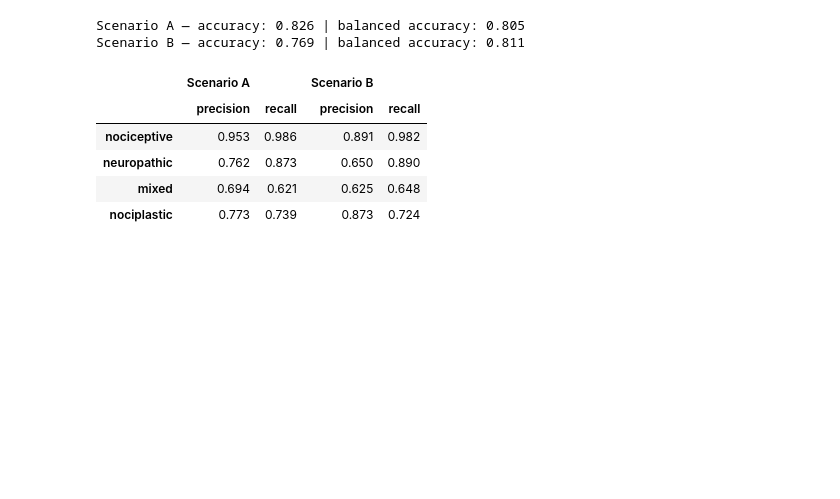
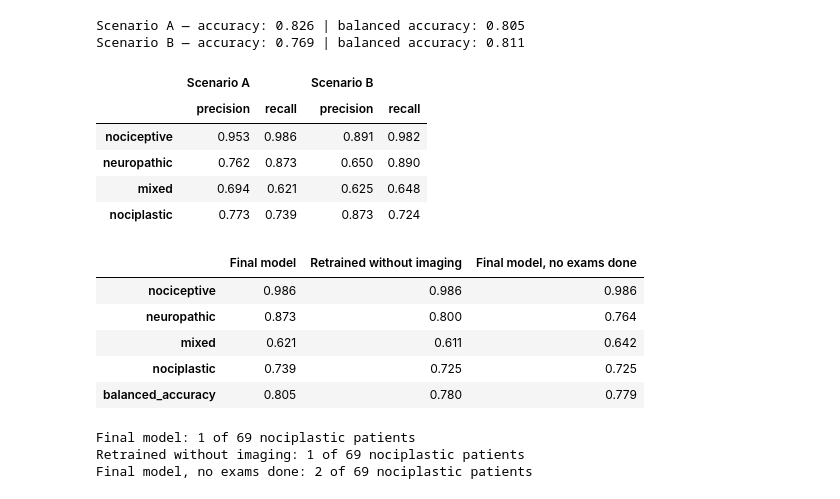
Before and after one commit to RenatoMurayama/pain-mechanism-classifier, a Jupyter notebook: notebooks/03_modeling.ipynb, the cells around one changed output. Cells and saved outputs as stored; diff of their text form; code cells hidden in the pictures; blank space fills up the shorter version.

Commit message:
Add imaging shortcut tests: ablation and no-imaging workflow

```diff
--- a/notebooks/03_modeling.ipynb
+++ b/notebooks/03_modeling.ipynb
@@ -246,3 +246,49 @@ Scenario B — accuracy: 0.769 | balanced accuracy: 0.811
 | neuropathic | 0.762 | 0.873 | 0.650 | 0.890 |
 | mixed | 0.694 | 0.621 | 0.625 | 0.648 |
 | nociplastic | 0.773 | 0.739 | 0.873 | 0.724 |
+# %%
+# Test 1 — Ablation: retrain the model without imaging variables
+NO_IMAGING_FEATURES = NUMERIC_FEATURES + ["pain_distribution"]
+
+no_imaging_preprocessor = ColumnTransformer([
+    ("num", Pipeline([("impute", SimpleImputer(strategy="median")), ("scale", StandardScaler())]), NUMERIC_FEATURES),
+    ("cat", OneHotEncoder(handle_unknown="ignore"), ["pain_distribution"]),
+])
+model_no_imaging = Pipeline([
+    ("preprocess", no_imaging_preprocessor),
+    ("model", LogisticRegression(max_iter=1000, class_weight="balanced")),
+])
+model_no_imaging.fit(X_train[NO_IMAGING_FEATURES], y_train)
+y_pred_no_imaging = model_no_imaging.predict(X_test[NO_IMAGING_FEATURES])
+
+# Test 2 — Workflow change: final model used where nobody had imaging
+X_test_no_exams = X_test.copy()
+X_test_no_exams[["imaging_tissue_finding", "imaging_nerve_compression"]] = "not_performed"
+y_pred_no_exams = final_model.predict(X_test_no_exams)
+
+# Compare recall per mechanism and balanced accuracy
+predictions = {
+    "Final model": y_pred,
+    "Retrained without imaging": y_pred_no_imaging,
+    "Final model, no exams done": y_pred_no_exams,
+}
+
+summary = pd.DataFrame({name: per_class(y_test, p)["recall"] for name, p in predictions.items()})
+summary.loc["balanced_accuracy"] = [balanced_accuracy_score(y_test, p) for p in predictions.values()]
+summary.round(3)
+# %% [output]
+|  | Final model | Retrained without imaging | Final model, no exams done |
+| nociceptive | 0.986 | 0.986 | 0.986 |
+| neuropathic | 0.873 | 0.800 | 0.764 |
+| mixed | 0.621 | 0.611 | 0.642 |
+| nociplastic | 0.739 | 0.725 | 0.725 |
+| balanced_accuracy | 0.805 | 0.780 | 0.779 |
+# %%
+# Harmful error: nociplastic patients classified as nociceptive
+for name, p in predictions.items():
+    harmful = ((y_test == "nociplastic") & (p == "nociceptive")).sum()
+    print(f"{name}: {harmful} of {(y_test == 'nociplastic').sum()} nociplastic patients")
+# %% [output]
+Final model: 1 of 69 nociplastic patients
+Retrained without imaging: 1 of 69 nociplastic patients
+Final model, no exams done: 2 of 69 nociplastic patients
```
